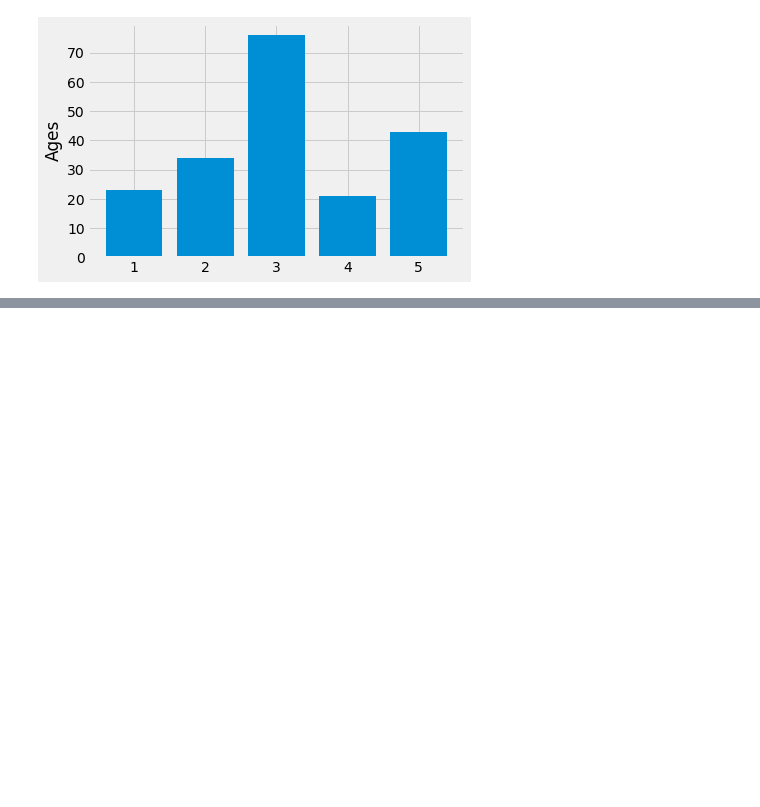
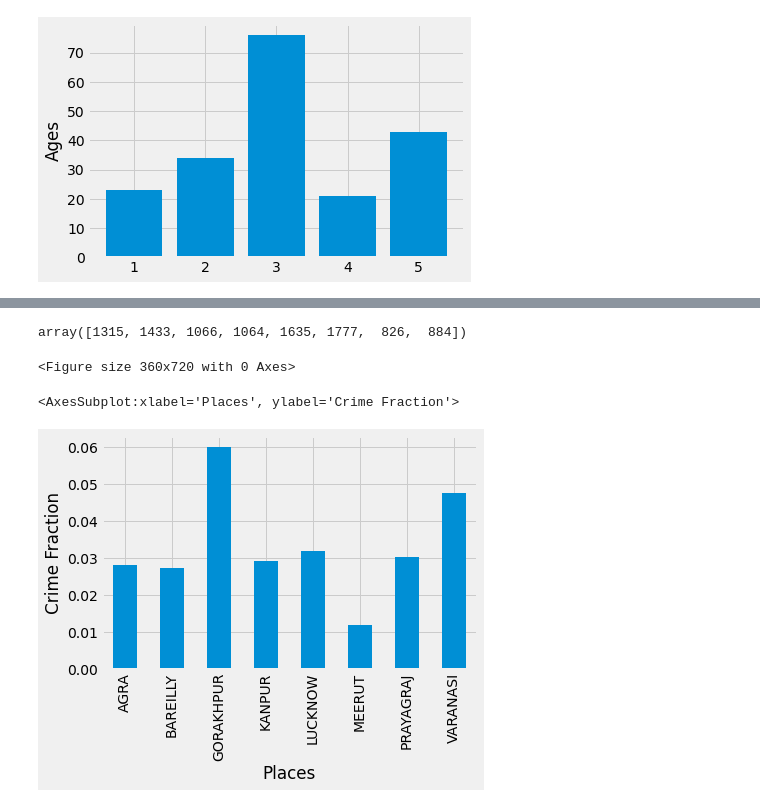
Before and after one commit to SahilSunda/police-demos, a Jupyter notebook: notebooks-101.ipynb, the cells around one changed output, grey strips where cells are left out. Drawn from its saved outputs; the diff is of its cells as text; code cells hidden in the pictures; blank space fills up the shorter version.

```diff
--- a/notebooks-101.ipynb
+++ b/notebooks-101.ipynb
@@ -58,0 +62,2 @@ plt.show()
+# %%
+df = pd.read_csv('sample_firdata.csv')
@@ -58,0 +73,16 @@ plt.show()
+# %%
+a1 = df.groupby('ZONE_NAME').FIR_NUM.count().values
+a1
+# %% [output]
+array([1315, 1433, 1066, 1064, 1635, 1777,  826,  884])
+# %%
+a2 = df[df.ACT_SECTION.str.contains('1860-324')].groupby('ZONE_NAME').FIR_NUM.count().values
+a2
+plt1 = plt.figure(figsize=(5,10))
+# %% [output]
+<Figure size 360x720 with 0 Axes>
+# %%
+(df[df.ACT_SECTION.str.contains('1860-325')].groupby('ZONE_NAME').FIR_NUM.count()/a1).plot(kind='bar', xlabel = 'Places', ylabel='Crime Fraction')
+# %% [output]
+<AxesSubplot:xlabel='Places', ylabel='Crime Fraction'>
+[figure, added]
```
Also changed, not shown: parts of 2 cells of this notebook.
